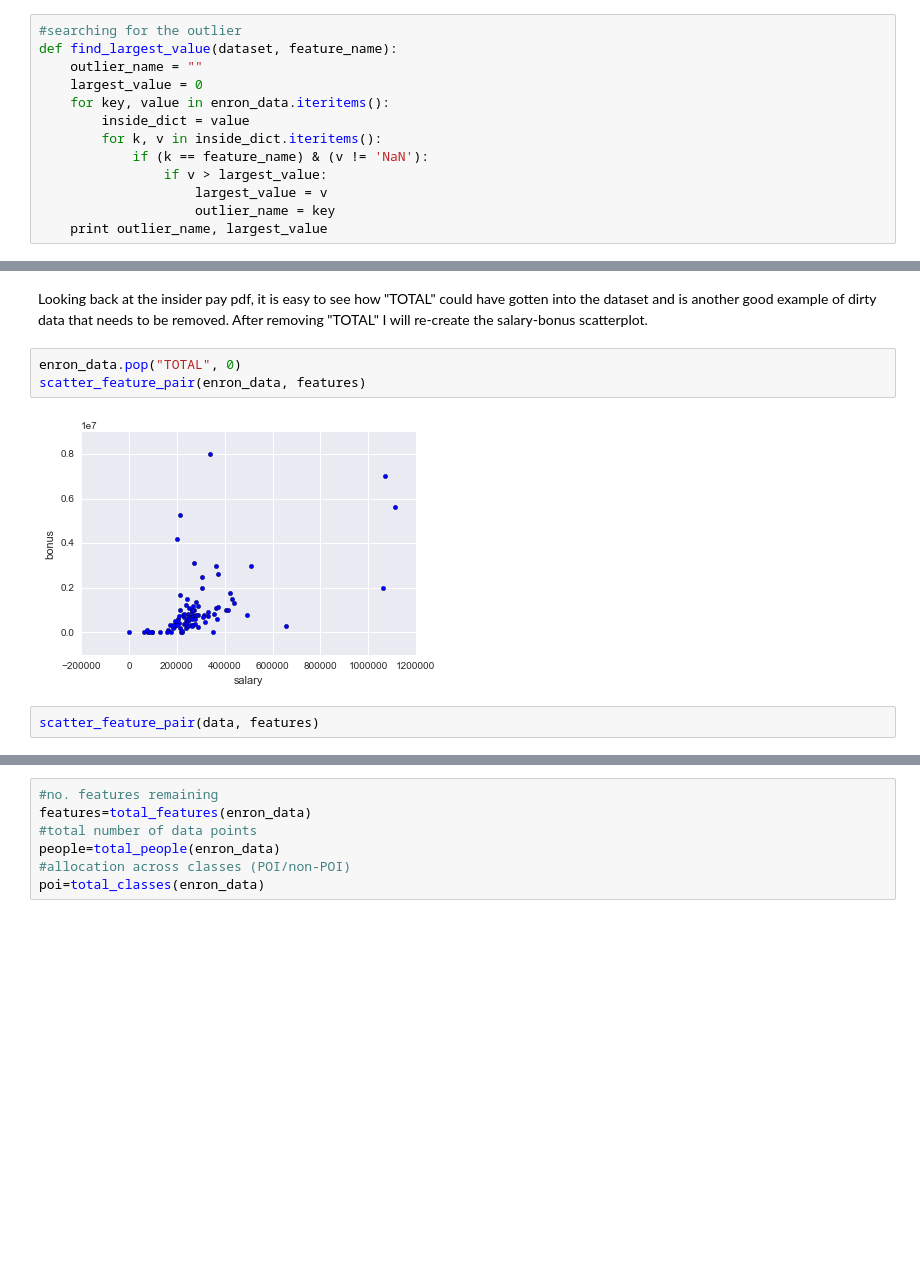
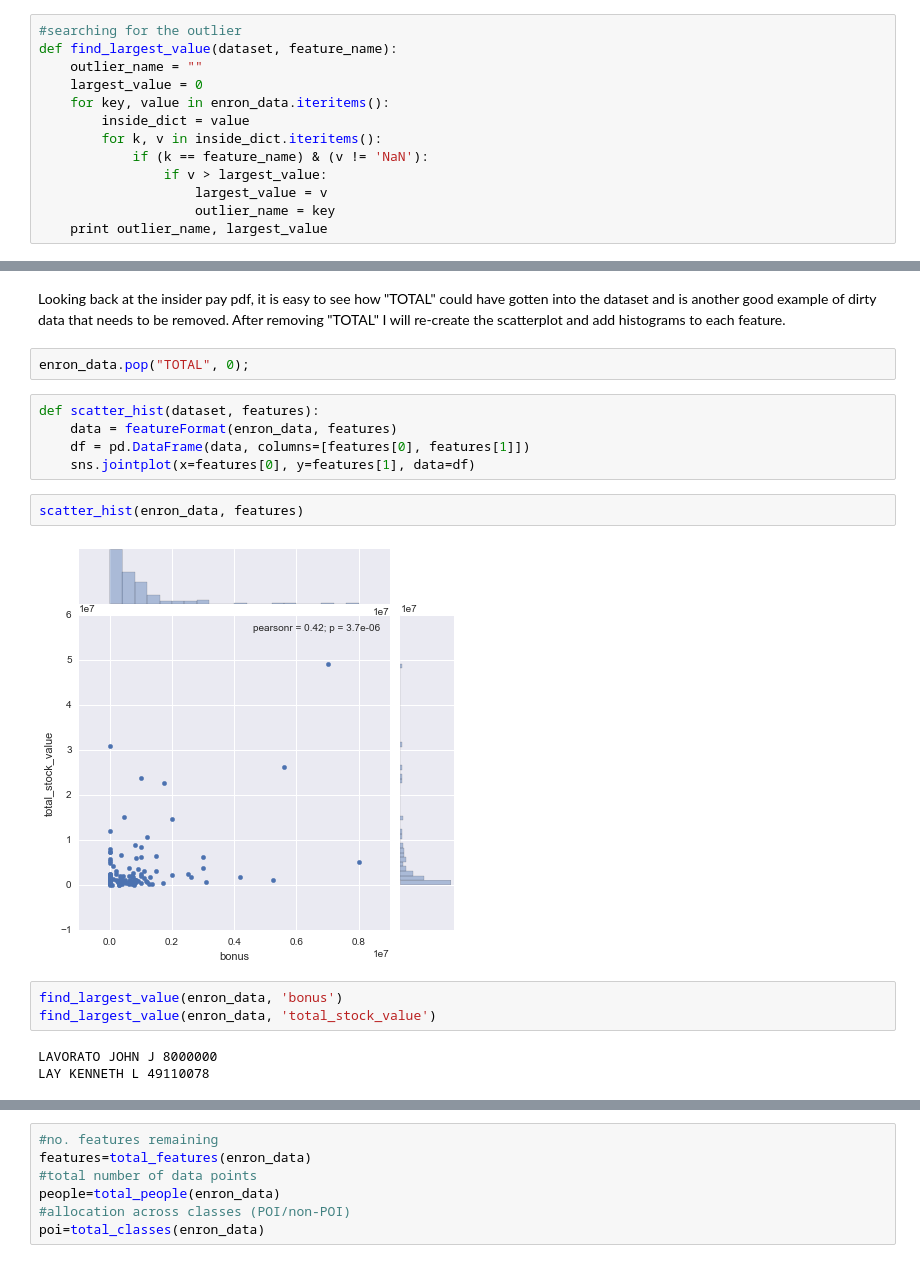
Before and after one commit to LayneNewhouse/Machine-Learning, a Jupyter notebook: Project5.ipynb, the cells around one changed output, grey strips where cells are left out. Saved outputs shown, nothing was run; the diff lists cells and outputs as text; blank space fills up the shorter version.

```diff
--- a/Project5.ipynb
+++ b/Project5.ipynb
@@ -265,11 +265,21 @@ find_largest_value(enron_data, 'salary')
 # %% [output]
 TOTAL 26704229
 # %% [markdown]
-Looking back at the insider pay pdf, it is easy to see how "TOTAL" could have gotten into the dataset and is another good example of dirty data that needs to be removed. After removing "TOTAL" I will re-create the salary-bonus scatterplot.
+Looking back at the insider pay pdf, it is easy to see how "TOTAL" could have gotten into the dataset and is another good example of dirty data that needs to be removed. After removing "TOTAL" I will re-create the scatterplot and add histograms to each feature.
 # %%
-enron_data.pop("TOTAL", 0)
-scatter_feature_pair(enron_data, features)
+enron_data.pop("TOTAL", 0);
-# %% [output]
-[figure, removed]
-# %%
-scatter_feature_pair(data, features)
+# %%
+def scatter_hist(dataset, features):
+    data = featureFormat(enron_data, features)
+    df = pd.DataFrame(data, columns=[features[0], features[1]])
+    sns.jointplot(x=features[0], y=features[1], data=df)
+# %%
+scatter_hist(enron_data, features)
+# %% [output]
+[figure, added]
+# %%
+find_largest_value(enron_data, 'bonus')
+find_largest_value(enron_data, 'total_stock_value')
+# %% [output]
+LAVORATO JOHN J 8000000
+LAY KENNETH L 49110078
```
Also changed, not shown: parts of 5 cells of this notebook.
